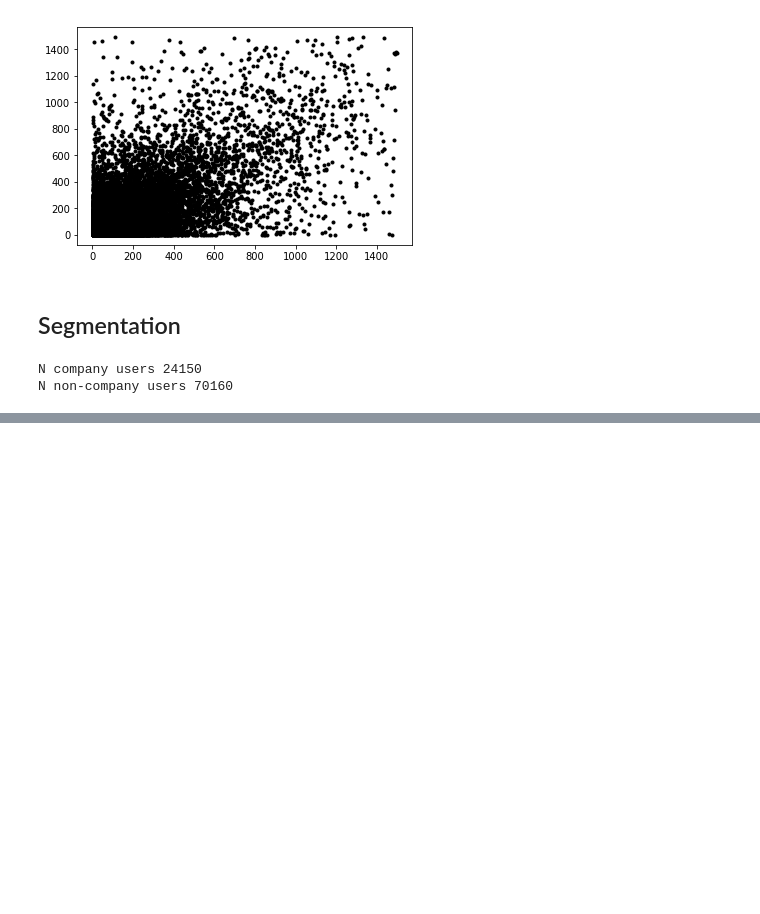
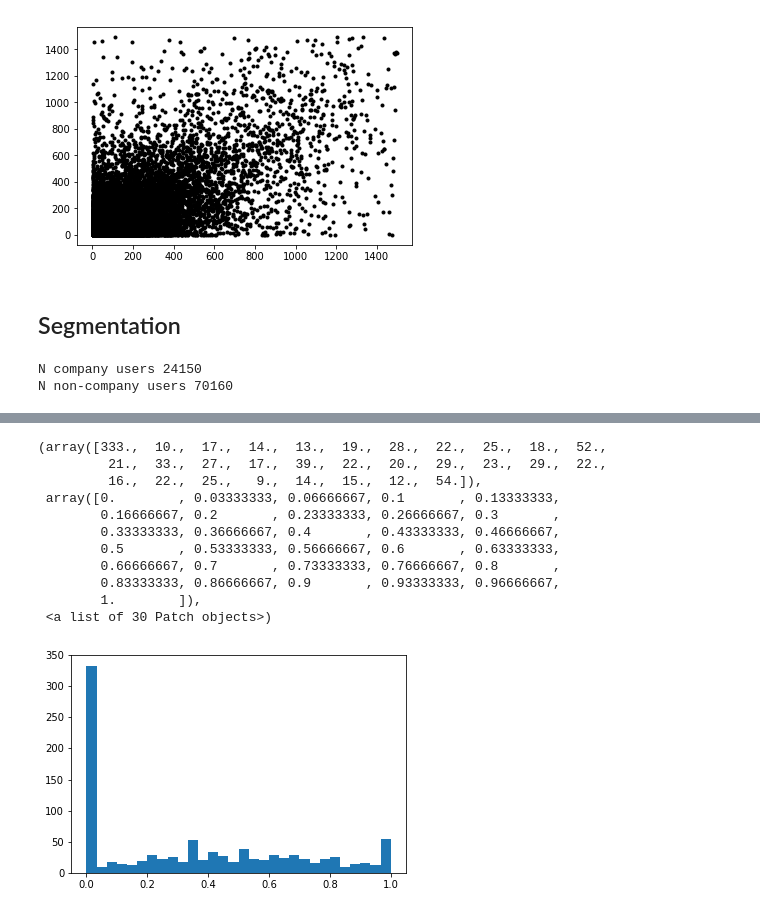
Before and after one commit to bps10/github-churn, a Jupyter notebook: Data_exploration.ipynb, the cells around one changed output, grey strips where cells are left out. Drawn from its saved outputs; the diff is of its cells as text; code cells hidden in the pictures; blank space fills up the shorter version.

```diff
--- a/Data_exploration.ipynb
+++ b/Data_exploration.ipynb
@@ -215,0 +219,16 @@ plt.plot(noncompany_users[:500].PushEvent_count,
+# %%
+nusers = 1000
+plt.hist(noncompany_users[:nusers].PushEvent_count / noncompany_users[:nusers].frequency, bins=30)
+# %% [output]
+(array([333.,  10.,  17.,  14.,  13.,  19.,  28.,  22.,  25.,  18.,  52.,
+         21.,  33.,  27.,  17.,  39.,  22.,  20.,  29.,  23.,  29.,  22.,
+         16.,  22.,  25.,   9.,  14.,  15.,  12.,  54.]),
+ array([0.        , 0.03333333, 0.06666667, 0.1       , 0.13333333,
+        0.16666667, 0.2       , 0.23333333, 0.26666667, 0.3       ,
+        0.33333333, 0.36666667, 0.4       , 0.43333333, 0.46666667,
+        0.5       , 0.53333333, 0.56666667, 0.6       , 0.63333333,
+        0.66666667, 0.7       , 0.73333333, 0.76666667, 0.8       ,
+        0.83333333, 0.86666667, 0.9       , 0.93333333, 0.96666667,
+        1.        ]),
+ <a list of 30 Patch objects>)
+[figure, added]
```
Also changed, not shown: parts of 1 cell of this notebook, 3 other files.
